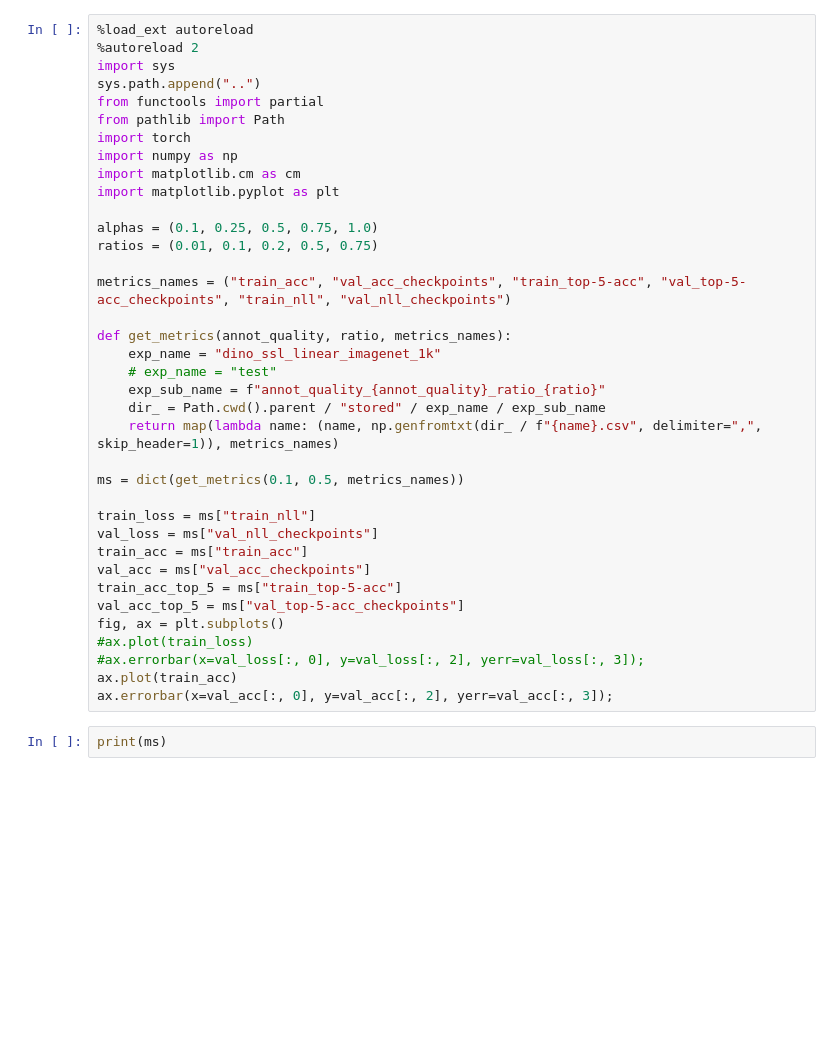
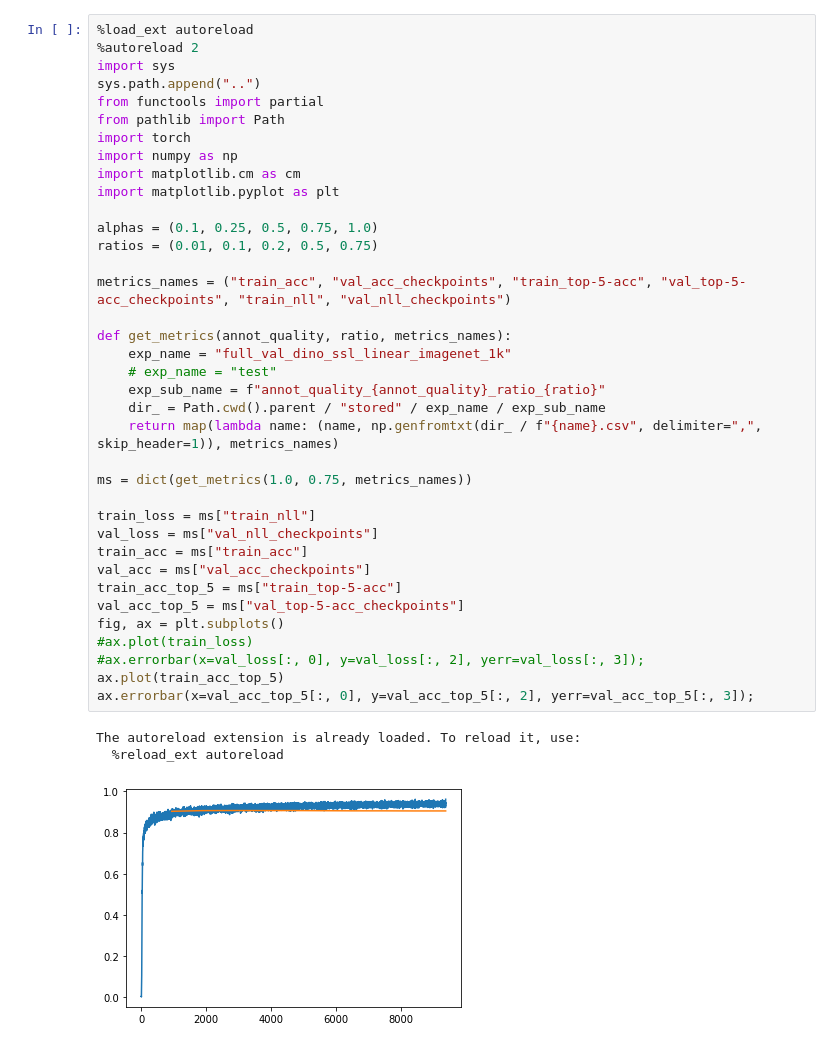
Before and after one commit to jackonelli/mi_annot, a Jupyter notebook: nb/Untitled.ipynb, the cells around one changed output. Saved outputs shown, nothing was run; the diff lists cells and outputs as text; blank space fills up the shorter version.

Commit message:
Graphics for prezi

```diff
--- a/nb/Untitled.ipynb
+++ b/nb/Untitled.ipynb
@@ -4,39 +4,41 @@
 import sys
 sys.path.append("..")
 from functools import partial
 from pathlib import Path
 import torch
 import numpy as np
 import matplotlib.cm as cm
 import matplotlib.pyplot as plt
 
 alphas = (0.1, 0.25, 0.5, 0.75, 1.0)
 ratios = (0.01, 0.1, 0.2, 0.5, 0.75)
 
 metrics_names = ("train_acc", "val_acc_checkpoints", "train_top-5-acc", "val_top-5-acc_checkpoints", "train_nll", "val_nll_checkpoints")
 
 def get_metrics(annot_quality, ratio, metrics_names):
-    exp_name = "dino_ssl_linear_imagenet_1k"
+    exp_name = "full_val_dino_ssl_linear_imagenet_1k"
     # exp_name = "test"
     exp_sub_name = f"annot_quality_{annot_quality}_ratio_{ratio}"
     dir_ = Path.cwd().parent / "stored" / exp_name / exp_sub_name
     return map(lambda name: (name, np.genfromtxt(dir_ / f"{name}.csv", delimiter=",", skip_header=1)), metrics_names)
 
-ms = dict(get_metrics(0.1, 0.5, metrics_names))
+ms = dict(get_metrics(1.0, 0.75, metrics_names))
 
 train_loss = ms["train_nll"]
 val_loss = ms["val_nll_checkpoints"]
 train_acc = ms["train_acc"]
 val_acc = ms["val_acc_checkpoints"]
 train_acc_top_5 = ms["train_top-5-acc"]
 val_acc_top_5 = ms["val_top-5-acc_checkpoints"]
 fig, ax = plt.subplots()
 #ax.plot(train_loss)
 #ax.errorbar(x=val_loss[:, 0], y=val_loss[:, 2], yerr=val_loss[:, 3]);
-ax.plot(train_acc)
-ax.errorbar(x=val_acc[:, 0], y=val_acc[:, 2], yerr=val_acc[:, 3]);
+ax.plot(train_acc_top_5)
+ax.errorbar(x=val_acc_top_5[:, 0], y=val_acc_top_5[:, 2], yerr=val_acc_top_5[:, 3]);
+# %% [output]
+The autoreload extension is already loaded. To reload it, use:
+  %reload_ext autoreload
+[figure, added]
-# %%
-print(ms)
 # %%
 for a in alphas:
     for r in ratios:
```
Also changed, not shown: parts of 3 cells of this notebook, 6 other files.
